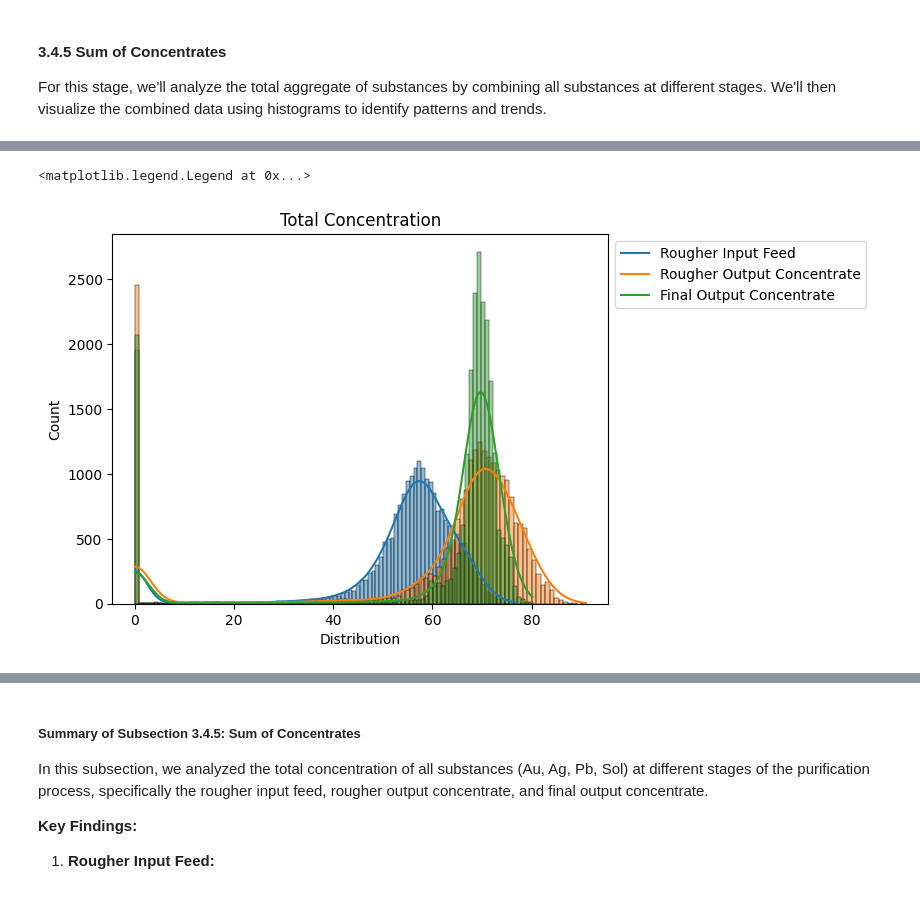
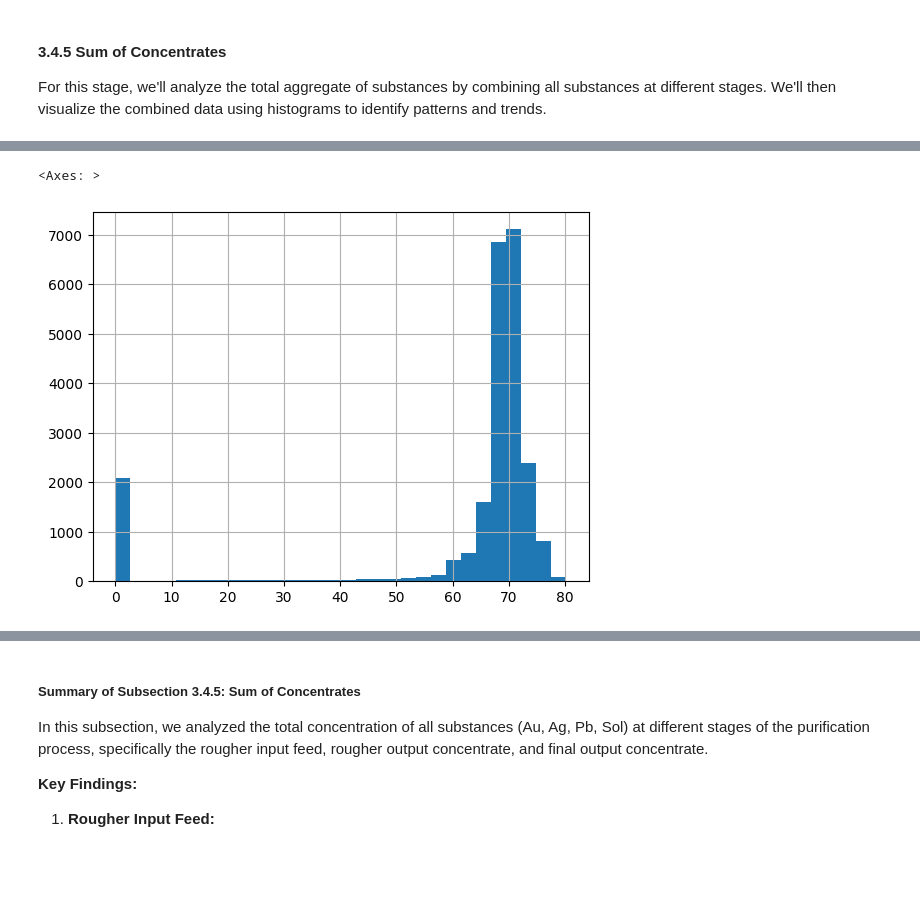
Before and after one commit to Vyncent-vdW/sprint_ten_gold_mining_project, a Jupyter notebook: sprint_ten_gold_mining_project_nb.ipynb, the cells around one changed output, grey strips where cells are left out. Saved outputs shown, nothing was run; the diff lists cells and outputs as text; code cells hidden in the pictures; blank space fills up the shorter version.

```diff
--- a/sprint_ten_gold_mining_project_nb.ipynb
+++ b/sprint_ten_gold_mining_project_nb.ipynb
@@ -2615,24 +2615,10 @@ concentration_df.shape
 # %%
-sns.histplot(data=concentration_df,
-             x='Rougher Input Feed',
-             bins=100,
-             kde=True)
-sns.histplot(data=concentration_df,
-             x='Rougher Output Concentrate',
-             bins=100,
-             kde=True)
-sns.histplot(data=concentration_df,
-             x='Final Output Concentrate',
-             bins=100,
-             kde=True)
+total_final_output_concentrate = ['final.output.concentrate_au',
+                                  'final.output.concentrate_ag',
+                                  'final.output.concentrate_pb',
+                                  'final.output.concentrate_sol']
 
-plt.title('Total Concentration')
-plt.xlabel('Distribution')
-plt.legend(labels=['Rougher Input Feed',
-                   'Rougher Output Concentrate',
-                   'Final Output Concentrate'],
-           loc='upper left',
-           bbox_to_anchor=(1, 1))
+full_df[total_final_output_concentrate].sum(1).hist(bins=30)
 # %% [output]
-<matplotlib.legend.Legend at 0x...>
+<Axes: >
-[figure, old version]
+[figure, new version]
```
Also changed, not shown: parts of 25 cells of this notebook.
